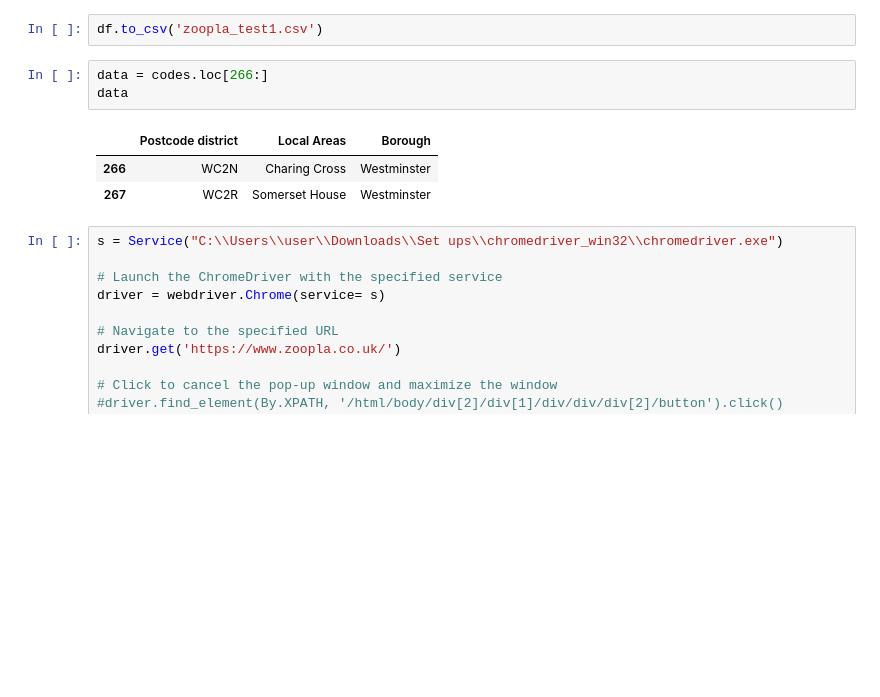
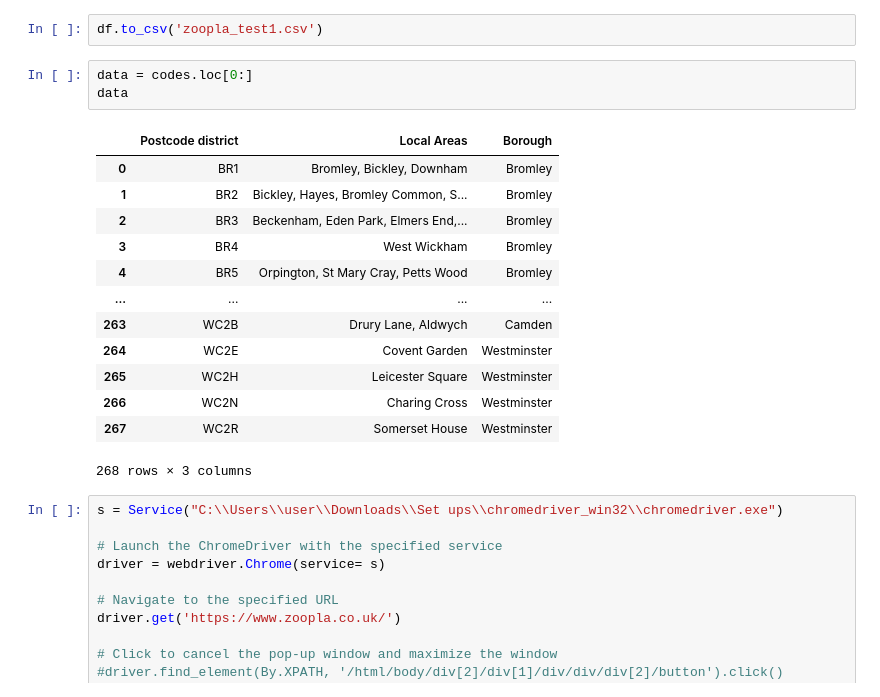
Before and after one commit to Timmtet/Housing_Project, a Jupyter notebook: Zoopla.ipynb, the cells around one changed output. Cells and saved outputs as stored; diff of their text form; blank space fills up the shorter version.

```diff
--- a/Zoopla.ipynb
+++ b/Zoopla.ipynb
@@ -243,12 +262,22 @@ png" alt="Coady Phillips" loading="lazy">
 # %%
 df.to_csv('zoopla_test1.csv')
 # %%
-data = codes.loc[266:]
+data = codes.loc[0:]
 data
 # %% [output]
 |  | Postcode district | Local Areas | Borough |
+| 0 | BR1 | Bromley, Bickley, Downham | Bromley |
+| 1 | BR2 | Bickley, Hayes, Bromley Common, S... | Bromley |
+| 2 | BR3 | Beckenham, Eden Park, Elmers End,... | Bromley |
+| 3 | BR4 | West Wickham | Bromley |
+| 4 | BR5 | Orpington, St Mary Cray, Petts Wood | Bromley |
+| ... | ... | ... | ... |
+| 263 | WC2B | Drury Lane, Aldwych | Camden |
+| 264 | WC2E | Covent Garden | Westminster |
+| 265 | WC2H | Leicester Square | Westminster |
 | 266 | WC2N | Charing Cross | Westminster |
 | 267 | WC2R | Somerset House | Westminster |
+268 rows × 3 columns
 # %%
 s = Service("C:\\Users\\user\\Downloads\\Set ups\\chromedriver_win32\\chromedriver.exe")
 
```
Also changed, not shown: parts of 3 cells of this notebook.
